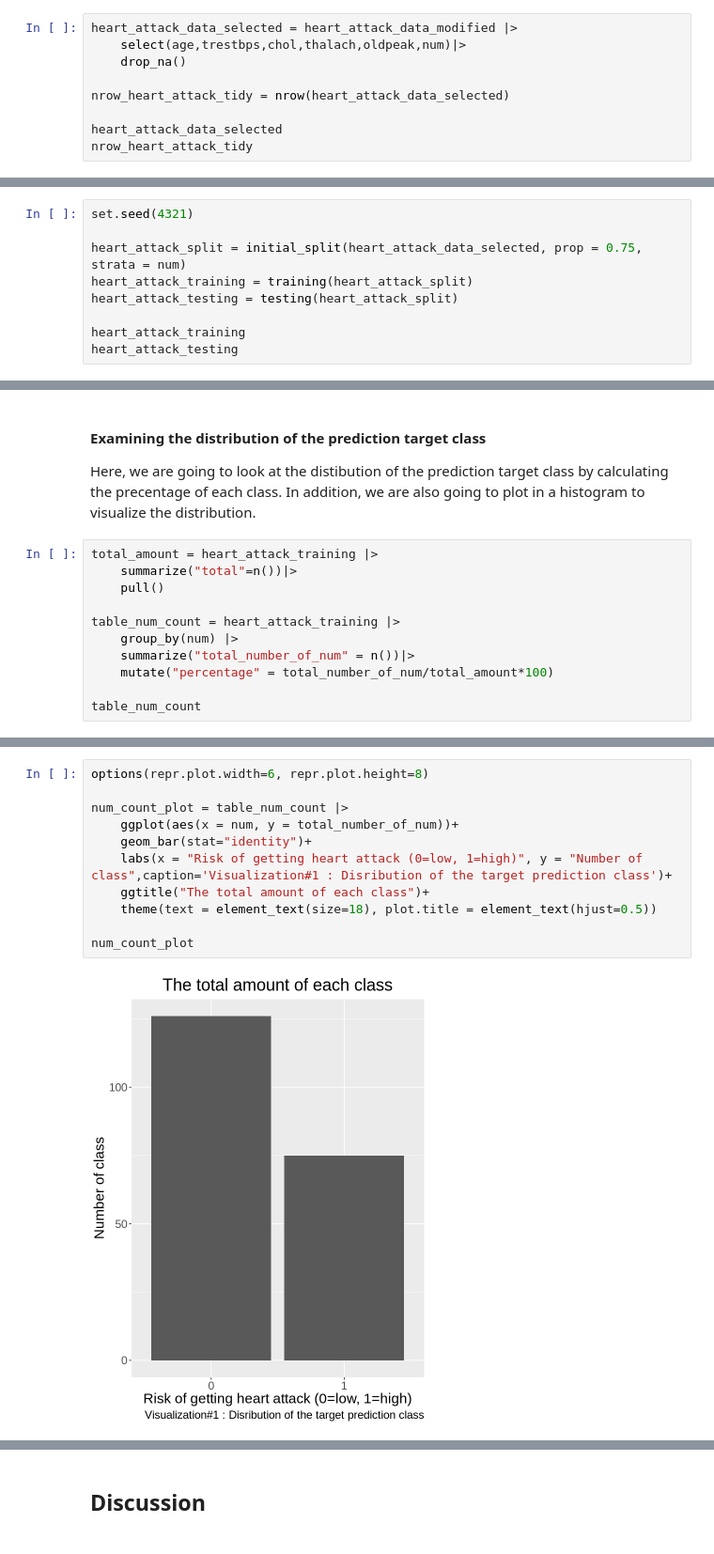
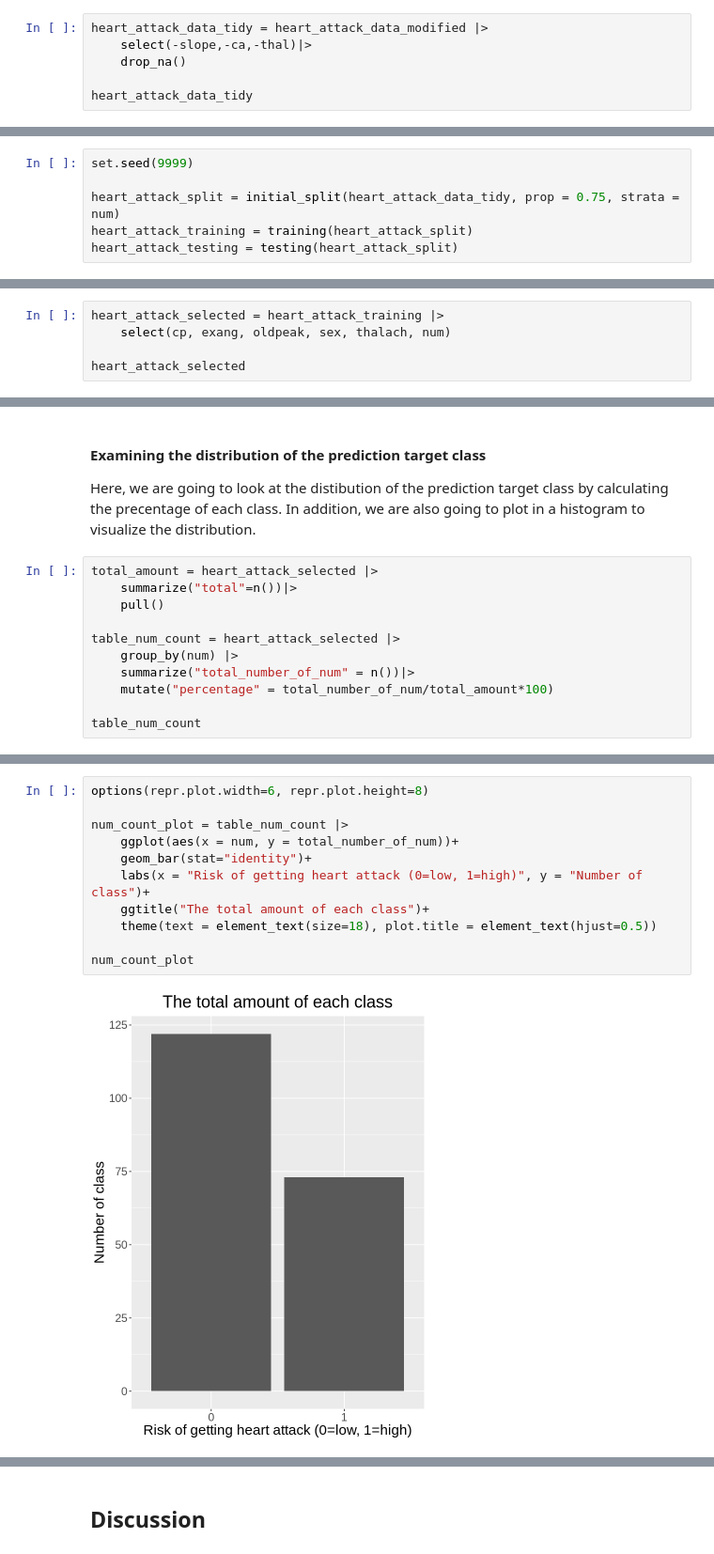
Before and after one commit to RichardAdhika22/heart_attack_prediction_knn, a Jupyter notebook: Group_project_report.ipynb, the cells around one changed output, grey strips where cells are left out. Shown at 94% size. Cells and saved outputs as stored; diff of their text form.

```diff
--- a/Group_project_report.ipynb
+++ b/Group_project_report.ipynb
@@ -83,10 +117,7 @@ Here, we choose 5 variables as our predictors as follow: age, trestbps, chol, th
 # %%
-heart_attack_data_selected = heart_attack_data_modified |>
-    select(age,trestbps,chol,thalach,oldpeak,num)|>
+heart_attack_data_tidy = heart_attack_data_modified |>
+    select(-slope,-ca,-thal)|>
     drop_na()
 
-nrow_heart_attack_tidy = nrow(heart_attack_data_selected)
-
-heart_attack_data_selected
-nrow_heart_attack_tidy
+heart_attack_data_tidy
 # %% [output]
@@ -108,9 +140,6 @@ As a rule of thumb, we should always split our data into training set and testin
 # %%
-set.seed(4321)
+set.seed(9999)
 
-heart_attack_split = initial_split(heart_attack_data_selected, prop = 0.75, strata = num)
+heart_attack_split = initial_split(heart_attack_data_tidy, prop = 0.75, strata = num)
 heart_attack_training = training(heart_attack_split)
 heart_attack_testing = testing(heart_attack_split)
-
-heart_attack_training
-heart_attack_testing
@@ -137,0 +196,5 @@ A tibble: 69 × 6
+# %%
+heart_attack_selected = heart_attack_training |>
+    select(cp, exang, oldpeak, sex, thalach, num)
+
+heart_attack_selected
@@ -140,11 +216,11 @@ A tibble: 69 × 6
 
 Here, we are going to look at the distibution of the prediction target class by calculating the precentage of each class.  In addition, we are also going to plot in a histogram to visualize the distribution.
 # %%
-total_amount = heart_attack_training |>
+total_amount = heart_attack_selected |>
     summarize("total"=n())|>
     pull()
 
-table_num_count = heart_attack_training |>
+table_num_count = heart_attack_selected |>
     group_by(num) |>
     summarize("total_number_of_num" = n())|>
     mutate("percentage" = total_number_of_num/total_amount*100)
@@ -159,13 +237,13 @@ A tibble: 2 × 3
 # %%
 options(repr.plot.width=6, repr.plot.height=8)
 
 num_count_plot = table_num_count |>
     ggplot(aes(x = num, y = total_number_of_num))+
     geom_bar(stat="identity")+
-    labs(x = "Risk of getting heart attack (0=low, 1=high)", y = "Number of class",caption='Visualization#1 : Disribution of the target prediction class')+
+    labs(x = "Risk of getting heart attack (0=low, 1=high)", y = "Number of class")+
     ggtitle("The total amount of each class")+
     theme(text = element_text(size=18), plot.title = element_text(hjust=0.5))
 
 num_count_plot
 # %% [output]
-[figure, old version]
+[figure, new version]
```
Also changed, not shown: parts of 62 cells of this notebook.
